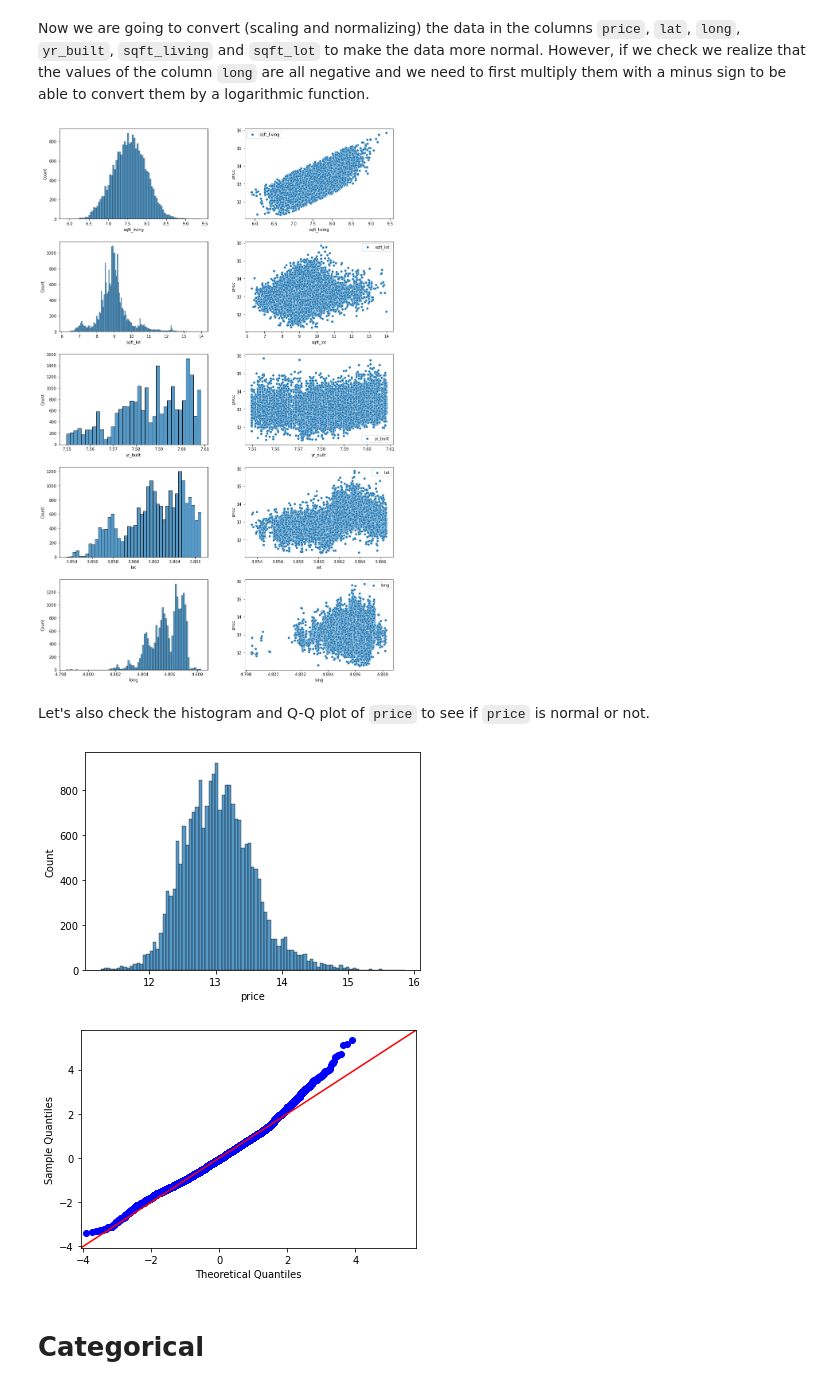
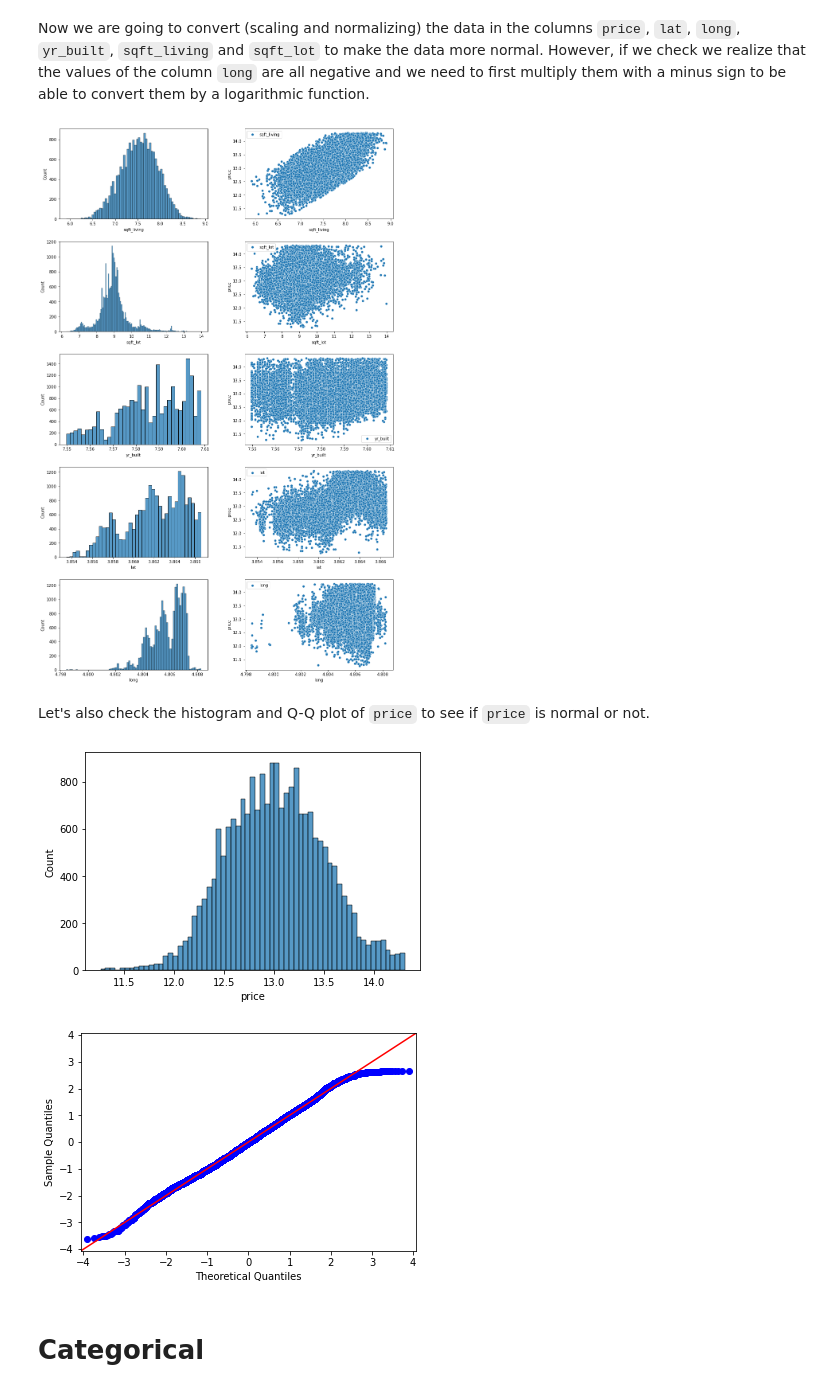
Before and after one commit to miladshiraniUCB/King-County-Property-Prices-Prediction, a Jupyter notebook: student.ipynb, the cells around one changed output. Cells and saved outputs as stored; diff of their text form; code cells hidden in the pictures.

Commit message:
outliers removed

```diff
--- a/student.ipynb
+++ b/student.ipynb
@@ -237,3 +237,10 @@ for i,col in enumerate(to_pick):
 # %% [markdown]
 As we can see there are some outliers in the `bedrooms`, `sqft_lot` and `sqft_living`. So we are going to drop that first
+# %%
+import scipy.stats as stats
+
+z = stats.zscore(df["price"], ddof=0)
+df["z_score"] = stats.zscore(df["price"], ddof=0)
+df_no_outliers = df.loc[(df["z_score"] < 3) & (df["z_score"] > -3)]
+df_no_outliers.drop(columns = "z_score", axis = 1, inplace = True)
 # %%
@@ -251,17 +261,22 @@ numerical.drop(index = ind_numerical, inplace = True)
+# %%
+y = df_no_outliers["price"]
+numerical  = df_no_outliers.drop(columns = ["price", "zipcode"]
+                    , axis = 1).select_dtypes(include=["float64", "int64"])
+l = list(numerical.columns)
+l.append("price")
+categorical = df_no_outliers.drop(columns = l, axis = 1)
 # %% [markdown]
 Now we are going to convert (scaling and normalizing) the data in the columns `price`, `lat`, `long`, `yr_built`, `sqft_living` and `sqft_lot` to make the data more normal. However, if we check we realize that the values of the column `long` are all negative and we need to first multiply them with a minus sign to be able to convert them by a logarithmic function.
 # %%
-sum(df["long"] > 0)
-df["long"] = -1 * df["long"]
+sum(df_no_outliers["long"] > 0)
+df_no_outliers["long"] = -1 * df_no_outliers["long"]
 to_convert = ["price", "long", "lat", 'sqft_living', 'sqft_lot', "yr_built" ]
 for item in to_convert:
     if item == "price":
-        df[item] = convert(df[item])
+        df_no_outliers[item] = np.log(df_no_outliers[item])
     else:
-        df[item] = convert(df[item])
-        numerical[item] = convert(numerical[item])
-
-# df["lat"] = np.sin(np.log(df["lat"]))
+        df_no_outliers[item] = np.log(df_no_outliers[item])
+        numerical[item] = np.log(numerical[item])
 # %%
 to_pick = list(numerical.columns)
 
@@ -280,24 +295,24 @@ fig.subplots_adjust(hspace=0.25, wspace=0.25)
 for i,col in enumerate(to_pick):
     axh = axes[i%r][0]
     axs = axes[i%r][1]
-    sns.histplot(x = df[col],ax = axh, label = col)
-    sns.scatterplot(x = df[col],y = df["price"], ax = axs, label = col)
-ax = axes[r-1][c-1]
-# sns.histplot(x = df["price"],ax = ax, label = col);
+    sns.histplot(x = df_no_outliers[col],ax = axh, label = col)
+    sns.scatterplot(x = df_no_outliers[col],y = df_no_outliers["price"]
+                    , ax = axs, label = col)
 # %% [output]
-[figure, old version]
+[figure, new version]
 # %% [markdown]
 Let's also check the histogram and Q-Q plot of `price` to see if `price` is normal or not.
 # %%
 import scipy.stats as stats
 import statsmodels.api as sm
 
 
-sns.histplot(x = df["price"], label = "price");
-sm.graphics.qqplot(df["price"], dist=stats.norm, line='45', fit=True);
+sns.histplot(x = df_no_outliers["price"], label = "price");
+sm.graphics.qqplot(df_no_outliers["price"],
+                   dist=stats.norm, line='45', fit=True);
 # %% [output]
-[figure, old version]
+[figure, new version]
-[figure, old version]
+[figure, new version]
 # %% [markdown]
 # Categorical
 # %% [markdown]
```
Also changed, not shown: parts of 60 cells of this notebook.
